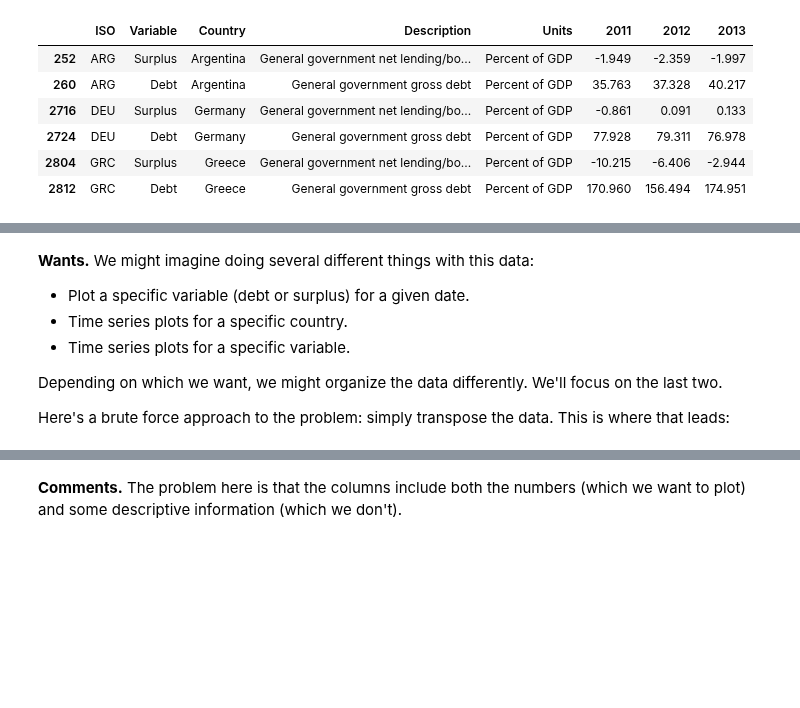
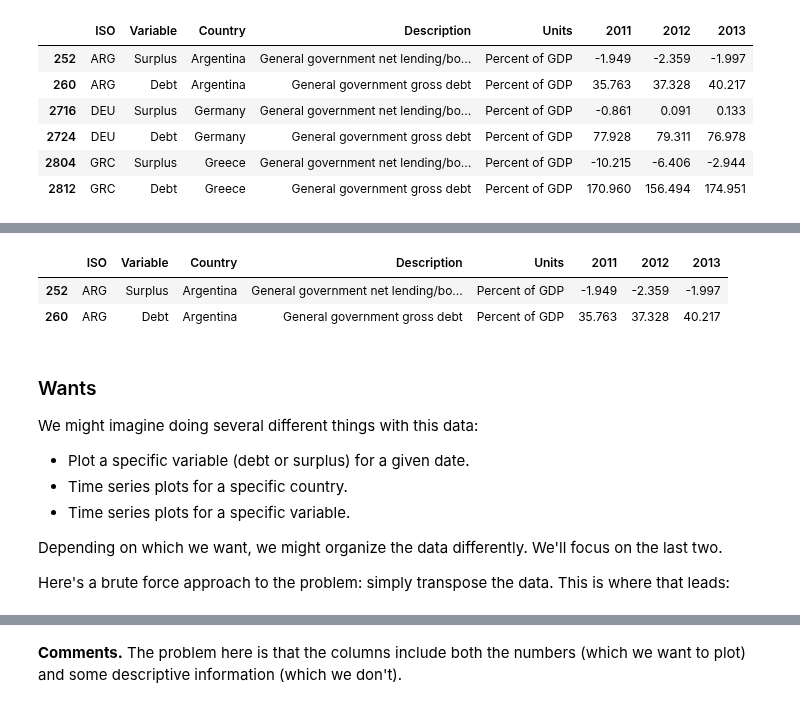
Before and after one commit to DaveBackus/Data_Bootcamp, a Jupyter notebook: Code/IPython/bootcamp_pandas-shape.ipynb, the cells around one changed output, grey strips where cells are left out. Saved outputs shown, nothing was run; the diff lists cells and outputs as text; code cells hidden in the pictures; blank space fills up the shorter version.

```diff
--- a/Code/IPython/bootcamp_pandas-shape.ipynb
+++ b/Code/IPython/bootcamp_pandas-shape.ipynb
@@ -97,5 +131,13 @@ dd
+# %%
+dd[dd['ISO'] == 'ARG']
+# %% [output]
+|  | ISO | Variable | Country | Description | Units | 2011 | 2012 | 2013 |
+| 252 | ARG | Surplus | Argentina | General government net lending/bo... | Percent of GDP | -1.949 | -2.359 | -1.997 |
+| 260 | ARG | Debt | Argentina | General government gross debt | Percent of GDP | 35.763 | 37.328 | 40.217 |
 # %% [markdown]
-**Wants.** We might imagine doing several different things with this data:
+### Wants
+
+We might imagine doing several different things with this data:
 
 * Plot a specific variable (debt or surplus) for a given date.
 * Time series plots for a specific country.
```
Also changed, not shown: parts of 10 cells of this notebook, 1 other file.
